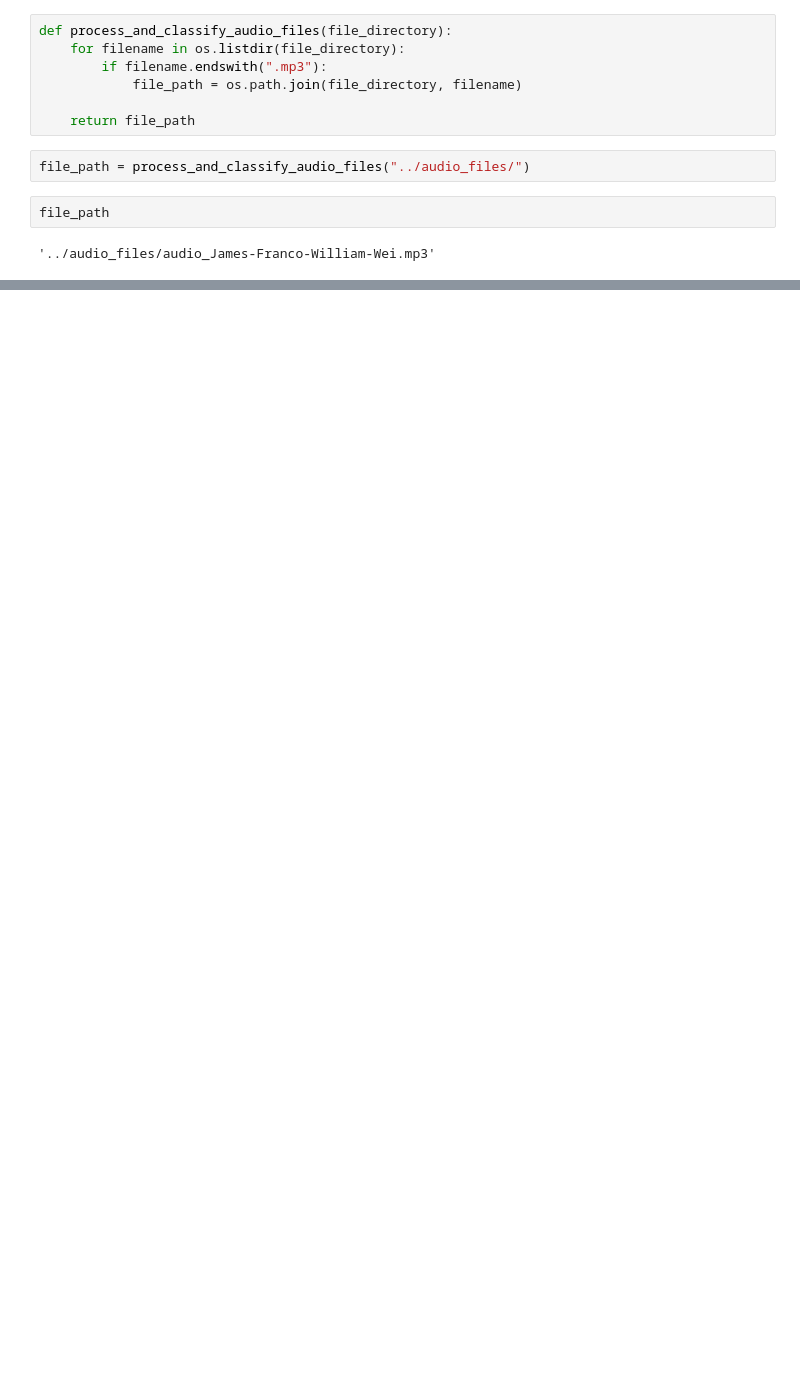
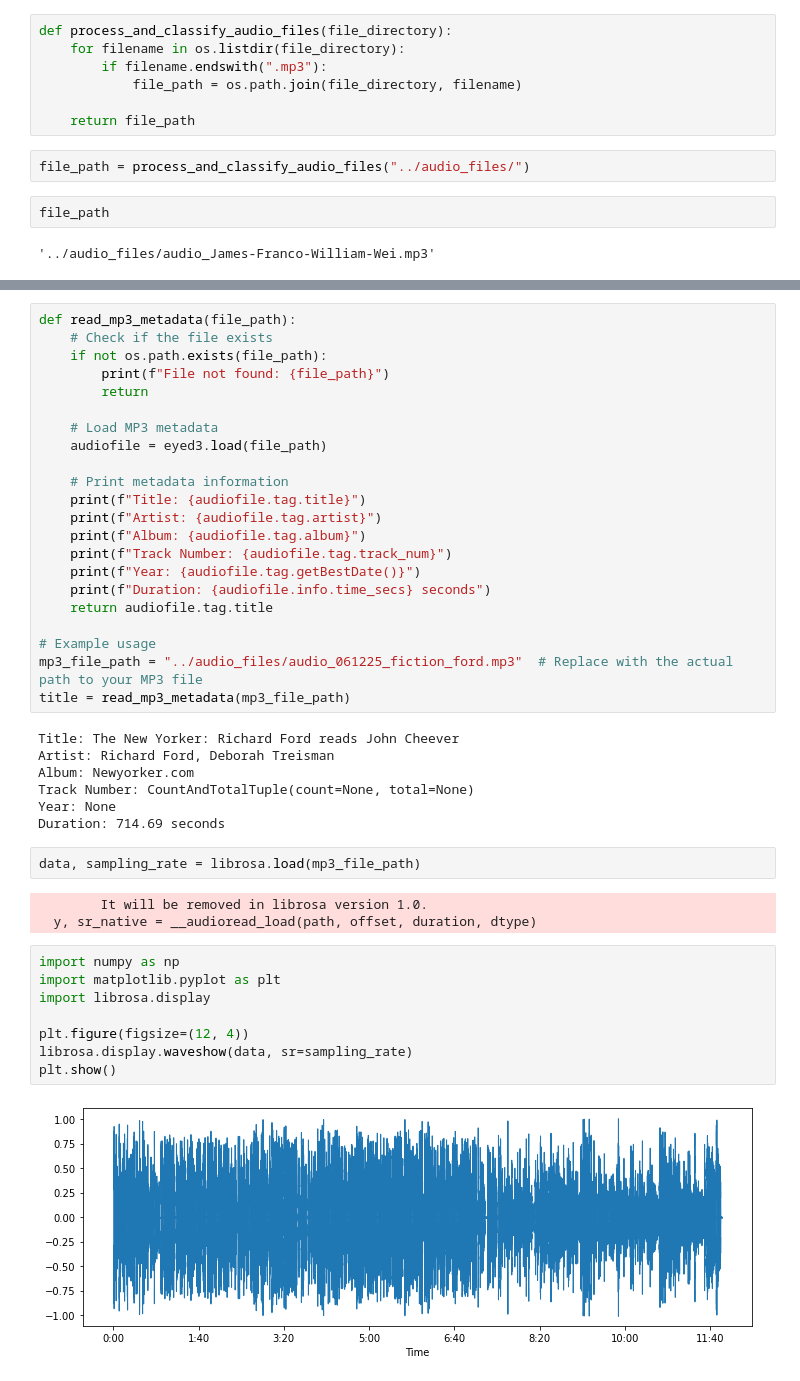
Before and after one commit to Kshitij301199/CaseStudy_ai_coustics, a Jupyter notebook: bin/test.ipynb, the cells around one changed output, grey strips where cells are left out. Saved outputs shown, nothing was run; the diff lists cells and outputs as text; blank space fills up the shorter version.

Commit message:
Updated audio_analysis and added images folder

```diff
--- a/bin/test.ipynb
+++ b/bin/test.ipynb
@@ -55,0 +56,44 @@ C:\MikTeX\miktex\bin\x64\
+# %%
+def read_mp3_metadata(file_path):
+    # Check if the file exists
+    if not os.path.exists(file_path):
+        print(f"File not found: {file_path}")
+        return
+
+    # Load MP3 metadata
+    audiofile = eyed3.load(file_path)
+
+    # Print metadata information
+    print(f"Title: {audiofile.tag.title}")
+    print(f"Artist: {audiofile.tag.artist}")
+    print(f"Album: {audiofile.tag.album}")
+    print(f"Track Number: {audiofile.tag.track_num}")
+    print(f"Year: {audiofile.tag.getBestDate()}")
+    print(f"Duration: {audiofile.info.time_secs} seconds")
+    return audiofile.tag.title
+
+# Example usage
+mp3_file_path = "../audio_files/audio_061225_fiction_ford.mp3"  # Replace with the actual path to your MP3 file
+title = read_mp3_metadata(mp3_file_path)
+# %% [output]
+Title: The New Yorker: Richard Ford reads John Cheever
+Artist: Richard Ford, Deborah Treisman
+Album: Newyorker.com
+Track Number: CountAndTotalTuple(count=None, total=None)
+Year: None
+Duration: 714.69 seconds
+# %%
+data, sampling_rate = librosa.load(mp3_file_path)
+# %% [output]
+        It will be removed in librosa version 1.0.
+  y, sr_native = __audioread_load(path, offset, duration, dtype)
+# %%
+import numpy as np
+import matplotlib.pyplot as plt
+import librosa.display
+
+plt.figure(figsize=(12, 4))
+librosa.display.waveshow(data, sr=sampling_rate)
+plt.show()
+# %% [output]
+[figure, added]
```
Also changed, not shown: parts of 15 cells of this notebook, 5 other files.
